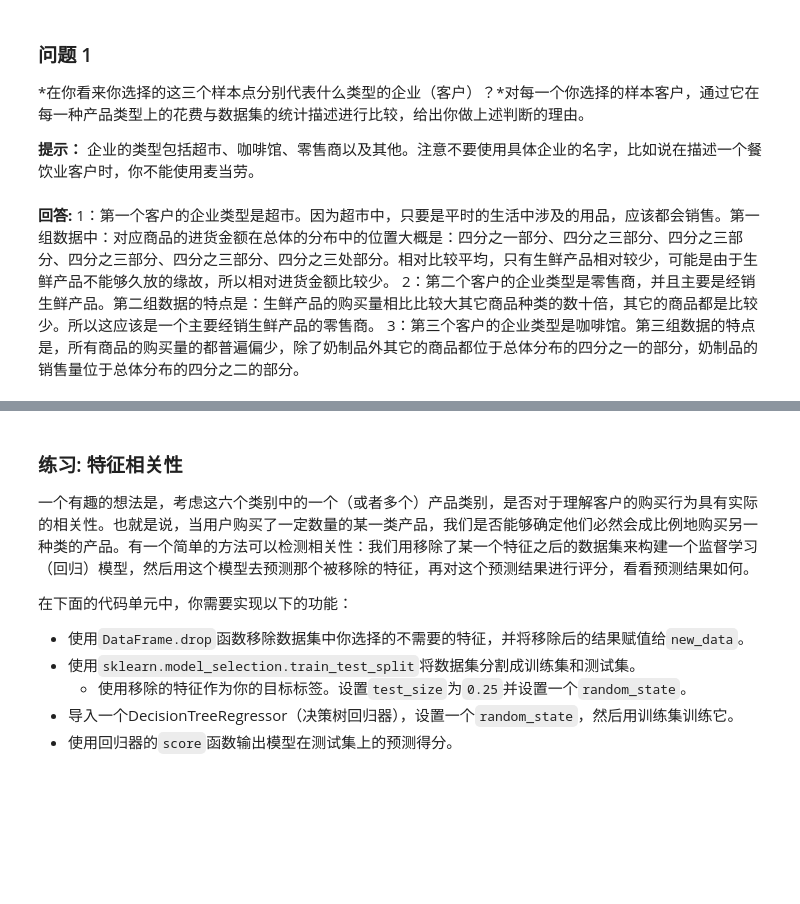
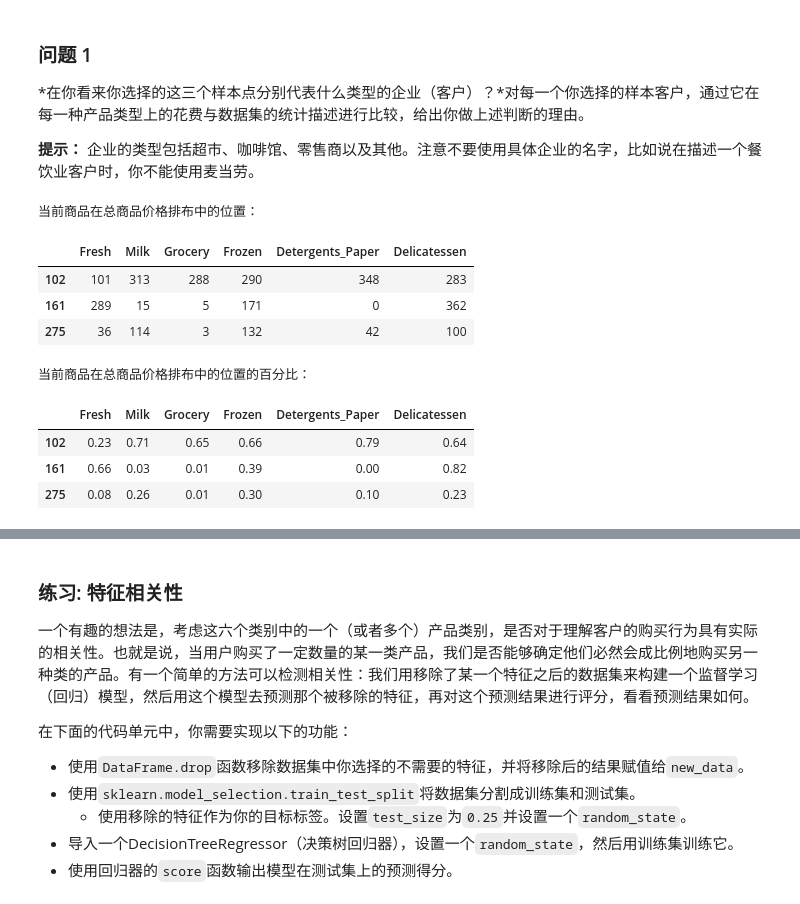
Before and after one commit to StevenHGuo/Unsupervised-Learning, a Jupyter notebook: creating_customer_segments/customer_segments.ipynb, the cells around one changed output, grey strips where cells are left out. Saved outputs shown, nothing was run; the diff lists cells and outputs as text; code cells hidden in the pictures; blank space fills up the shorter version.

```diff
--- a/creating_customer_segments/customer_segments.ipynb
+++ b/creating_customer_segments/customer_segments.ipynb
@@ -86,8 +81,37 @@ Chosen samples of wholesale customers dataset:
 
 
 **提示：** 企业的类型包括超市、咖啡馆、零售商以及其他。注意不要使用具体企业的名字，比如说在描述一个餐饮业客户时，你不能使用麦当劳。
-# %% [markdown]
-**回答:**
-1：第一个客户的企业类型是超市。因为超市中，只要是平时的生活中涉及的用品，应该都会销售。第一组数据中：对应商品的进货金额在总体的分布中的位置大概是：四分之一部分、四分之三部分、四分之三部分、四分之三部分、四分之三部分、四分之三处部分。相对比较平均，只有生鲜产品相对较少，可能是由于生鲜产品不能够久放的缘故，所以相对进货金额比较少。
-2：第二个客户的企业类型是零售商，并且主要是经销生鲜产品。第二组数据的特点是：生鲜产品的购买量相比比较大其它商品种类的数十倍，其它的商品都是比较少。所以这应该是一个主要经销生鲜产品的零售商。
-3：第三个客户的企业类型是咖啡馆。第三组数据的特点是，所有商品的购买量的都普遍偏少，除了奶制品外其它的商品都位于总体分布的四分之一的部分，奶制品的销售量位于总体分布的四分之二的部分。
+# %%
+# 将数据按照大小进行排布之后，获取每个商品位于整体排布的哪一个位置处
+indices_distribute = samples.astype({'Fresh': 'float', 'Milk': 'float', 'Grocery': 'float',
+                                     'Frozen': 'float', 'Detergents_Paper': 'float',
+                                    'Delicatessen': 'float'})
+indices_location = samples.copy()
+
+# 获取分布的总的样本数
+sample_size = data.shape[0]
+new_data = data.copy()
+
+for feature in new_data:
+    features = new_data[feature].sort_values().tolist()
+    for index in indices:
+        distribute_index = features.index(indices_distribute[feature][index])
+        indices_location[feature][index] = distribute_index
+        indices_distribute[feature][index] = round(float(distribute_index) / sample_size, 2)
+
+print '当前商品在总商品价格排布中的位置：'
+display(indices_location)
+
+print '当前商品在总商品价格排布中的位置的百分比：'
+display(indices_distribute)
+# %% [output]
+当前商品在总商品价格排布中的位置：
+|  | Fresh | Milk | Grocery | Frozen | Detergents_Paper | Delicatessen |
+| 102 | 101 | 313 | 288 | 290 | 348 | 283 |
+| 161 | 289 | 15 | 5 | 171 | 0 | 362 |
+| 275 | 36 | 114 | 3 | 132 | 42 | 100 |
+当前商品在总商品价格排布中的位置的百分比：
+|  | Fresh | Milk | Grocery | Frozen | Detergents_Paper | Delicatessen |
+| 102 | 0.23 | 0.71 | 0.65 | 0.66 | 0.79 | 0.64 |
+| 161 | 0.66 | 0.03 | 0.01 | 0.39 | 0.00 | 0.82 |
+| 275 | 0.08 | 0.26 | 0.01 | 0.30 | 0.10 | 0.23 |
```
Also changed, not shown: parts of 11 cells of this notebook, 1 other file.
